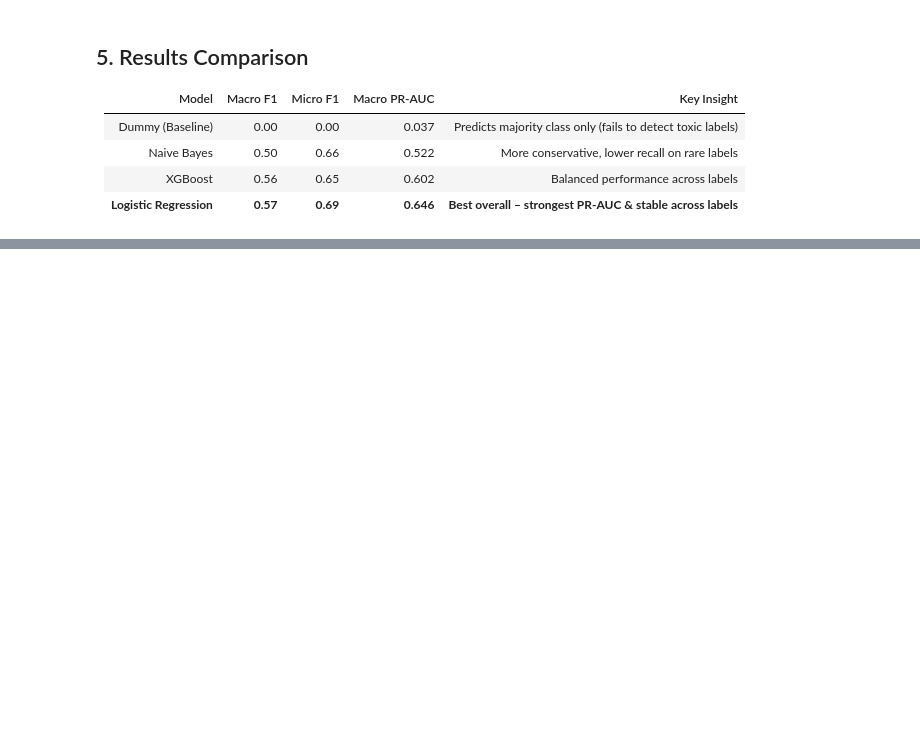
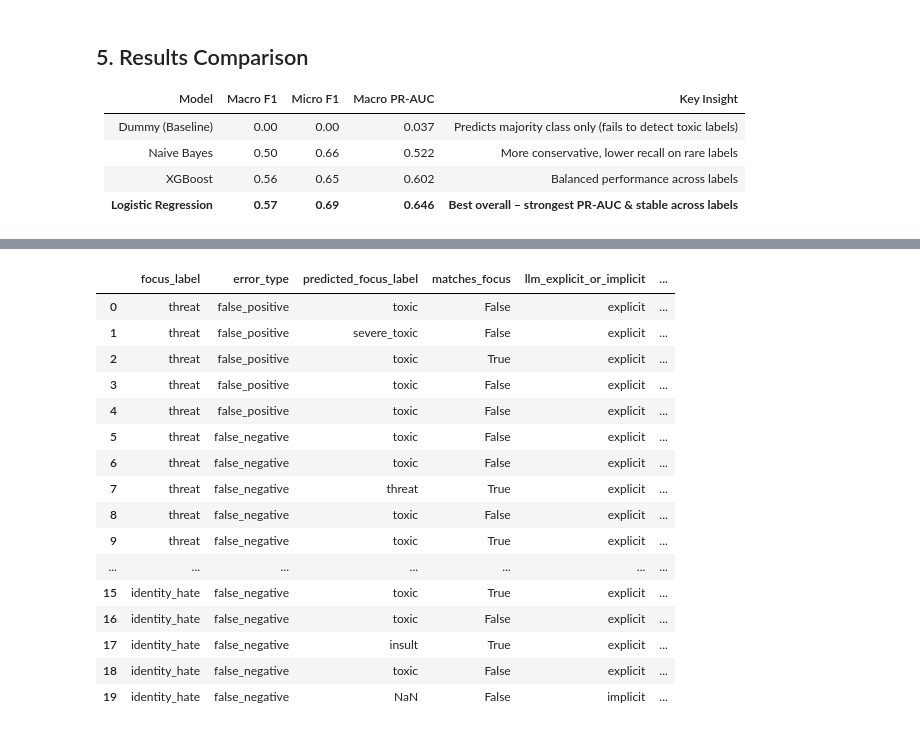
Before and after one commit to A1r1p1it/toxic-comments-classification, a Jupyter notebook: nlp.ipynb, the cells around one changed output, grey strips where cells are left out. Drawn from its saved outputs; the diff is of its cells as text; code cells hidden in the pictures; blank space fills up the shorter version.

Commit message:
Add LLM-assisted analysis and future improvements

```diff
--- a/nlp.ipynb
+++ b/nlp.ipynb
@@ -384,0 +530,29 @@ Dummy Macro PR-AUC:  0.036919593245264413
+# %%
+labels = ['toxic', 'severe_toxic', 'obscene', 'threat', 'insult', 'identity_hate']
+
+X_test_reset = X_test.reset_index(drop=True)
+y_test_reset = y_test.reset_index(drop=True)
+
+y_pred_best = pipe_lr.predict(X_test)
+y_pred_best_df = pd.DataFrame(y_pred_best, columns=labels).reset_index(drop=True)
+# %%
+def show_label_errors(label_name, n=10):
+    true_vals = y_test_reset[label_name].reset_index(drop=True)
+    pred_vals = y_pred_best_df[label_name].reset_index(drop=True)
+
+    fp_idx = (true_vals == 0) & (pred_vals == 1)
+    fn_idx = (true_vals == 1) & (pred_vals == 0)
+
+    false_positives = pd.DataFrame({
+        'comment_text': X_test_reset[fp_idx],
+        'true_label': true_vals[fp_idx],
+        'pred_label': pred_vals[fp_idx]
+    }).head(n)
+
+    false_negatives = pd.DataFrame({
+        'comment_text': X_test_reset[fn_idx],
+        'true_label': true_vals[fn_idx],
+        'pred_label': pred_vals[fn_idx]
+    }).head(n)
+
+    return false_positives, false_negatives
@@ -384,0 +826,29 @@ Dummy Macro PR-AUC:  0.036919593245264413
+# %%
+llm_analysis_df['predicted_focus_label'] = llm_analysis_df['llm_toxic_labels'].apply(
+    lambda x: x[0] if isinstance(x, list) and len(x) > 0 else None
+)
+
+llm_analysis_df['matches_focus'] = llm_analysis_df.apply(
+    lambda r: r['focus_label'] in r['llm_toxic_labels'] if isinstance(r['llm_toxic_labels'], list) else False,
+    axis=1
+)
+
+llm_analysis_df[['focus_label', 'error_type', 'predicted_focus_label', 'matches_focus', 'llm_explicit_or_implicit', 'llm_context_required']]
+# %% [output]
+|  | focus_label | error_type | predicted_focus_label | matches_focus | llm_explicit_or_implicit | ... |
+| 0 | threat | false_positive | toxic | False | explicit | ... |
+| 1 | threat | false_positive | severe_toxic | False | explicit | ... |
+| 2 | threat | false_positive | toxic | True | explicit | ... |
+| 3 | threat | false_positive | toxic | False | explicit | ... |
+| 4 | threat | false_positive | toxic | False | explicit | ... |
+| 5 | threat | false_negative | toxic | False | explicit | ... |
+| 6 | threat | false_negative | toxic | False | explicit | ... |
+| 7 | threat | false_negative | threat | True | explicit | ... |
+| 8 | threat | false_negative | toxic | False | explicit | ... |
+| 9 | threat | false_negative | toxic | True | explicit | ... |
+| ... | ... | ... | ... | ... | ... | ... |
+| 15 | identity_hate | false_negative | toxic | True | explicit | ... |
+| 16 | identity_hate | false_negative | toxic | False | explicit | ... |
+| 17 | identity_hate | false_negative | insult | True | explicit | ... |
+| 18 | identity_hate | false_negative | toxic | False | explicit | ... |
+| 19 | identity_hate | false_negative | NaN | False | implicit | ... |
```
Also changed, not shown: parts of 16 cells of this notebook.
